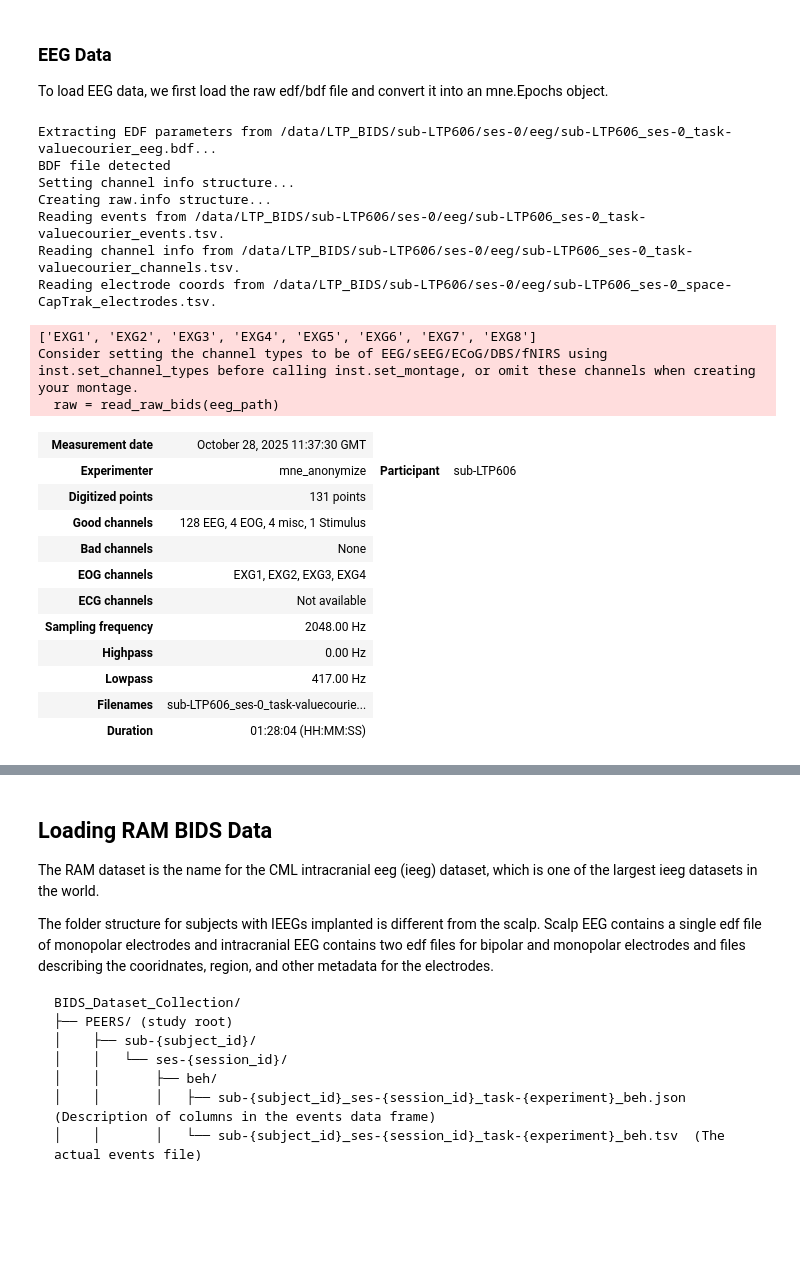
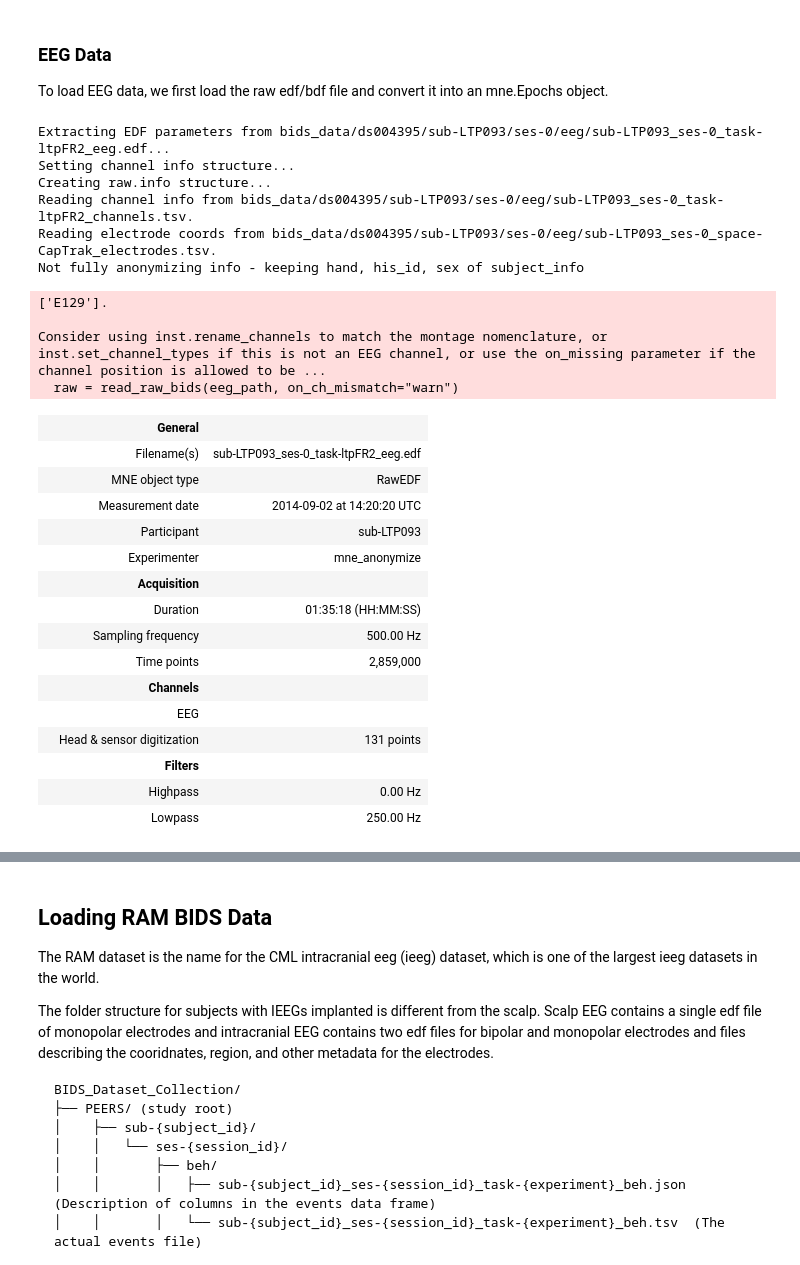
Before and after one commit to pennmem/COGS4290_DataMemoryBrains, a Jupyter notebook: Module_01_OpenBIDS.ipynb, the cells around one changed output, grey strips where cells are left out. Drawn from its saved outputs; the diff is of its cells as text; code cells hidden in the pictures; blank space fills up the shorter version.

```diff
--- a/Module_01_OpenBIDS.ipynb
+++ b/Module_01_OpenBIDS.ipynb
@@ -113,36 +120,48 @@ The only difference between the files is that the eeg/ieeg version describes tim
 # %% [markdown]
 ### EEG Data
 To load EEG data, we first load the raw edf/bdf file and convert it into an mne.Epochs object.
-# %%
-# specify the datatype as "eeg"
-eeg_path = base_path.copy().update(datatype="eeg")
-
-# load raw data
-raw = read_raw_bids(eeg_path)
-raw
-# %% [output]
-Extracting EDF parameters from /data/LTP_BIDS/sub-LTP606/ses-0/eeg/sub-LTP606_ses-0_task-valuecourier_eeg.bdf...
-BDF file detected
-Setting channel info structure...
-Creating raw.info structure...
-Reading events from /data/LTP_BIDS/sub-LTP606/ses-0/eeg/sub-LTP606_ses-0_task-valuecourier_events.tsv.
-Reading channel info from /data/LTP_BIDS/sub-LTP606/ses-0/eeg/sub-LTP606_ses-0_task-valuecourier_channels.tsv.
-Reading electrode coords from /data/LTP_BIDS/sub-LTP606/ses-0/eeg/sub-LTP606_ses-0_space-CapTrak_electrodes.tsv.
-['EXG1', 'EXG2', 'EXG3', 'EXG4', 'EXG5', 'EXG6', 'EXG7', 'EXG8']
-Consider setting the channel types to be of EEG/sEEG/ECoG/DBS/fNIRS using inst.set_channel_types before calling inst.set_montage, or omit these channels when creating your montage.
-  raw = read_raw_bids(eeg_path)
-| Measurement date | October 28, 2025 11:37:30 GMT |
-| Experimenter | mne_anonymize | Participant | sub-LTP606 |
-| Digitized points | 131 points |
-| Good channels | 128 EEG, 4 EOG, 4 misc, 1 Stimulus |
-| Bad channels | None |
-| EOG channels | EXG1, EXG2, EXG3, EXG4 |
-| ECG channels | Not available |
-| Sampling frequency | 2048.00 Hz |
-| Highpass | 0.00 Hz |
-| Lowpass | 417.00 Hz |
-| Filenames | sub-LTP606_ses-0_task-valuecourie... |
-| Duration | 01:28:04 (HH:MM:SS) |
+# %%
+# specify the datatype as "eeg", and say which file we want: the recording itself.
+# Without suffix and extension, BIDSPath cannot tell the .edf from the sidecar .json
+# files sitting next to it.
+eeg_path = base_path.copy().update(datatype="eeg", suffix="eeg", extension=".edf")
+
+# `on_ch_mismatch="warn"` is needed for this dataset. The channels.tsv sidecar calls
+# the 129th electrode "Cz" while the recording itself calls it "E129" -- the same
+# vertex reference channel under two names. Recent versions of mne-bids treat that
+# disagreement as an error; older ones only warned. This is a good example of what
+# working with real shared data is like: the science is fine, but small bookkeeping
+# inconsistencies survive into published datasets and you have to decide what to do
+# about them. Here it is safe to proceed.
+raw = read_raw_bids(eeg_path, on_ch_mismatch="warn")
+raw
+# %% [output]
+Extracting EDF parameters from bids_data/ds004395/sub-LTP093/ses-0/eeg/sub-LTP093_ses-0_task-ltpFR2_eeg.edf...
+Setting channel info structure...
+Creating raw.info structure...
+Reading channel info from bids_data/ds004395/sub-LTP093/ses-0/eeg/sub-LTP093_ses-0_task-ltpFR2_channels.tsv.
+Reading electrode coords from bids_data/ds004395/sub-LTP093/ses-0/eeg/sub-LTP093_ses-0_space-CapTrak_electrodes.tsv.
+Not fully anonymizing info - keeping hand, his_id, sex of subject_info
+['E129'].
+
+Consider using inst.rename_channels to match the montage nomenclature, or inst.set_channel_types if this is not an EEG channel, or use the on_missing parameter if the channel position is allowed to be ...
+  raw = read_raw_bids(eeg_path, on_ch_mismatch="warn")
+|  | General |  |
+|  | Filename(s) | sub-LTP093_ses-0_task-ltpFR2_eeg.edf |
+|  | MNE object type | RawEDF |
+|  | Measurement date | 2014-09-02 at 14:20:20 UTC |
+|  | Participant | sub-LTP093 |
+|  | Experimenter | mne_anonymize |
+|  | Acquisition |  |
+|  | Duration | 01:35:18 (HH:MM:SS) |
+|  | Sampling frequency | 500.00 Hz |
+|  | Time points | 2,859,000 |
+|  | Channels |  |
+|  | EEG |  |
+|  | Head & sensor digitization | 131 points |
+|  | Filters |  |
+|  | Highpass | 0.00 Hz |
+|  | Lowpass | 250.00 Hz |
 # %%
 # constants
 REL_START, REL_STOP = 200, 3000
```
Also changed, not shown: parts of 8 cells of this notebook, 3 other files.
